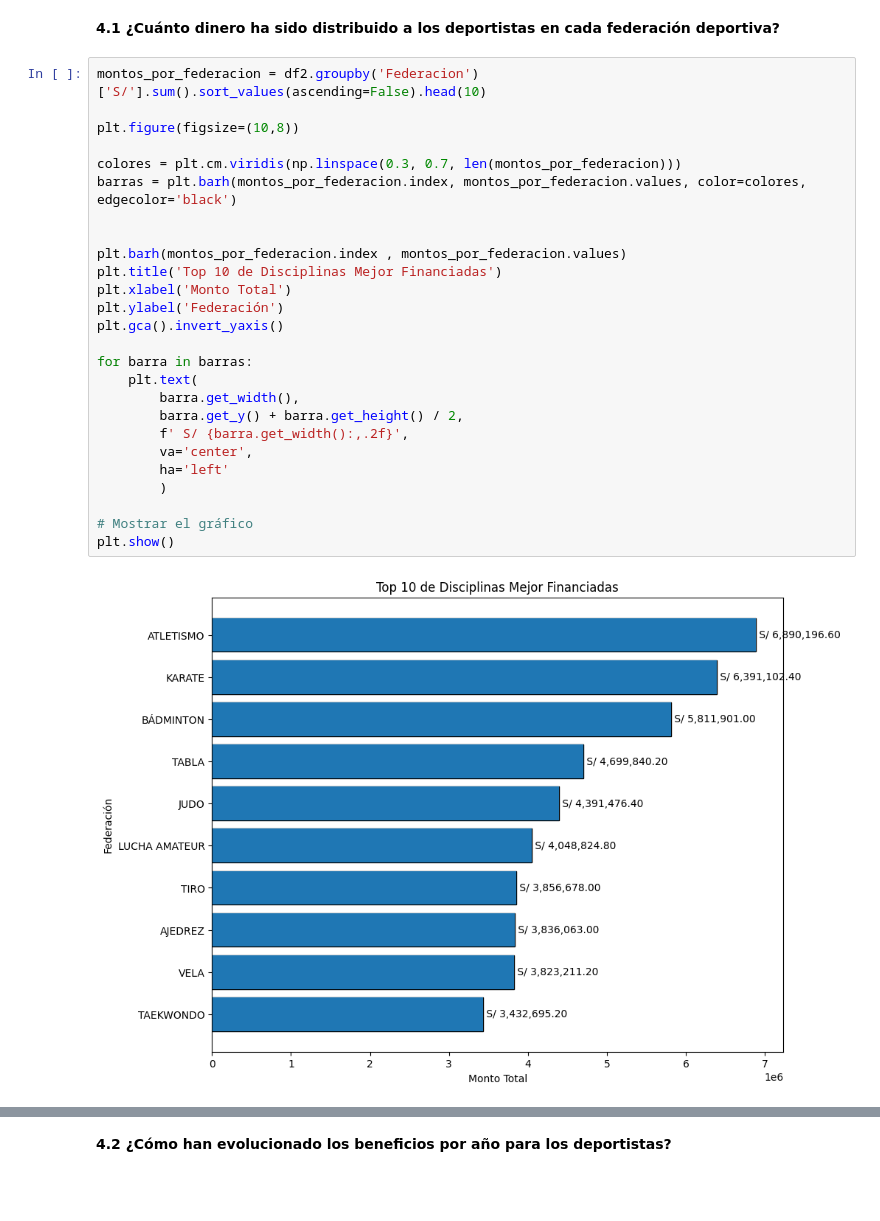
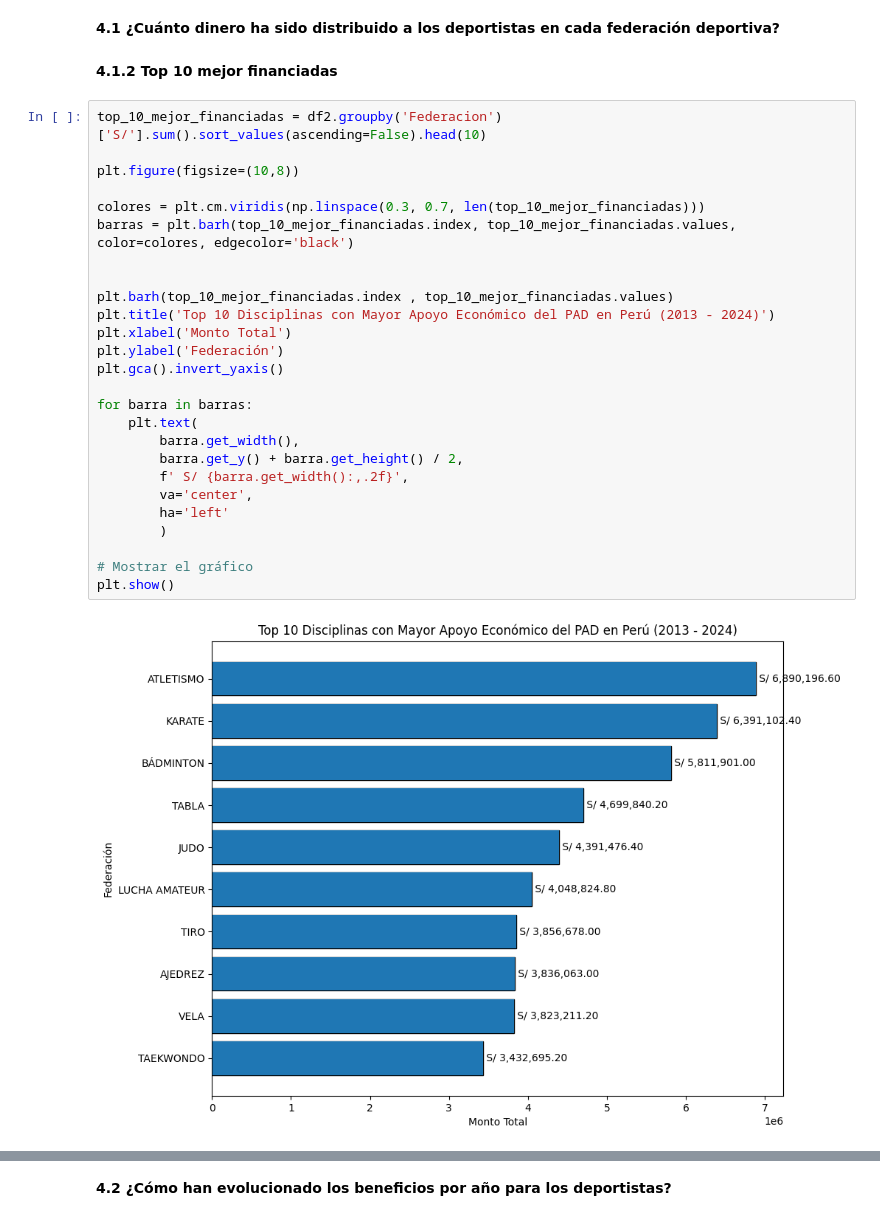
Before and after one commit to FrankRomeroT/Instituto-Peruano-del-Deporte, a Jupyter notebook: Analisis.ipynb, the cells around one changed output, grey strips where cells are left out. Cells and saved outputs as stored; diff of their text form; blank space fills up the shorter version.

```diff
--- a/Analisis.ipynb
+++ b/Analisis.ipynb
@@ -237,33 +237,35 @@ memory usage: 5.4+ MB
 # 4. Visualización de Datos
 # %% [markdown]
 **4.1 ¿Cuánto dinero ha sido distribuido a los deportistas en cada federación deportiva?**
+# %% [markdown]
+**4.1.2 Top 10 mejor financiadas**
 # %%
-montos_por_federacion = df2.groupby('Federacion')['S/'].sum().sort_values(ascending=False).head(10)
+top_10_mejor_financiadas = df2.groupby('Federacion')['S/'].sum().sort_values(ascending=False).head(10)
 
 plt.figure(figsize=(10,8))
 
-colores = plt.cm.viridis(np.linspace(0.3, 0.7, len(montos_por_federacion)))
-barras = plt.barh(montos_por_federacion.index, montos_por_federacion.values, color=colores, edgecolor='black')
+colores = plt.cm.viridis(np.linspace(0.3, 0.7, len(top_10_mejor_financiadas)))
+barras = plt.barh(top_10_mejor_financiadas.index, top_10_mejor_financiadas.values, color=colores, edgecolor='black')
 
 
-plt.barh(montos_por_federacion.index , montos_por_federacion.values)
-plt.title('Top 10 de Disciplinas Mejor Financiadas')
+plt.barh(top_10_mejor_financiadas.index , top_10_mejor_financiadas.values)
+plt.title('Top 10 Disciplinas con Mayor Apoyo Económico del PAD en Perú (2013 - 2024)')
 plt.xlabel('Monto Total')
 plt.ylabel('Federación')
 plt.gca().invert_yaxis()
 
 for barra in barras:
     plt.text(
         barra.get_width(),
         barra.get_y() + barra.get_height() / 2,
         f' S/ {barra.get_width():,.2f}',
         va='center',
         ha='left'
         )
 
 # Mostrar el gráfico
 plt.show()
 # %% [output]
-[figure, old version]
+[figure, new version]
 # %%
 print("Insights del Top 10 de disciplinas mejor financiadas")
```
Also changed, not shown: parts of 5 cells of this notebook.
